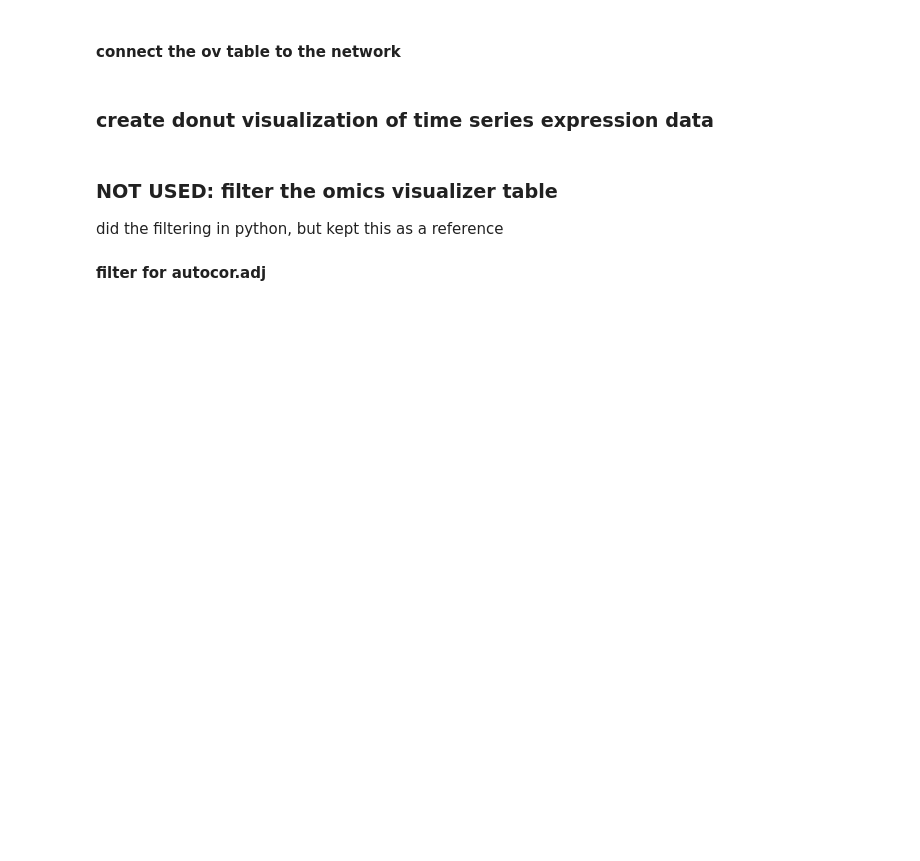
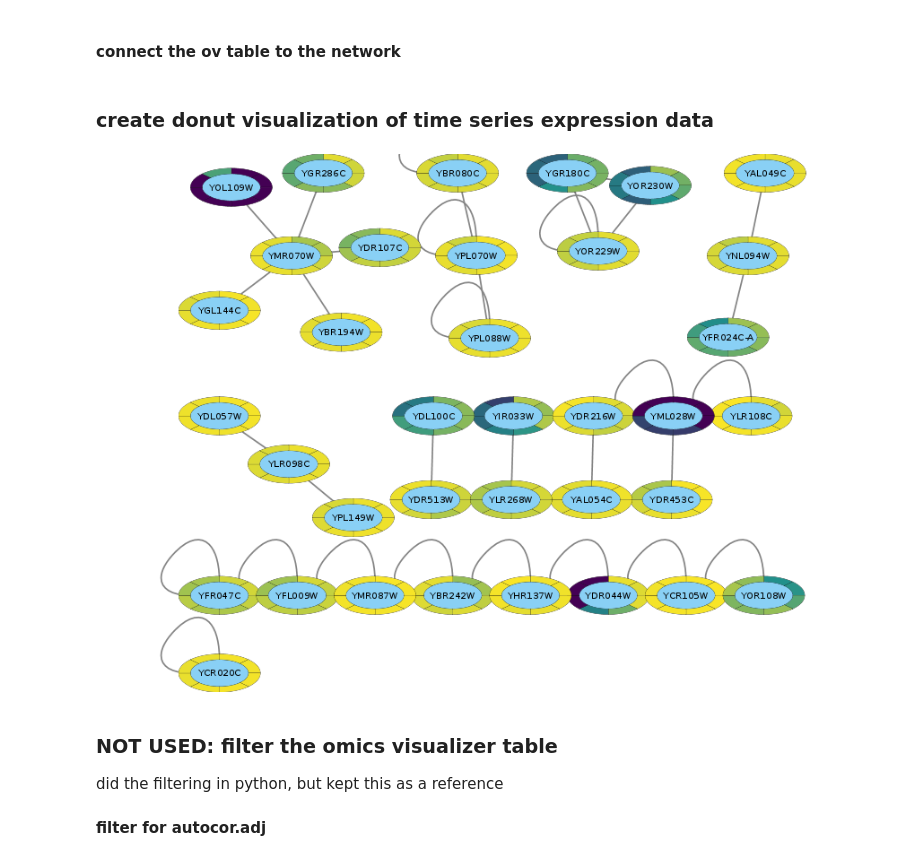
Before and after one commit to scaramonche/EuBIC2020_Cytoscape, a Jupyter notebook: omics_viz_automated.ipynb, the cells around one changed output. Cells and saved outputs as stored; diff of their text form; code cells hidden in the pictures; blank space fills up the shorter version.

```diff
--- a/omics_viz_automated.ipynb
+++ b/omics_viz_automated.ipynb
@@ -95,3 +109,12 @@ api(namespace='ov',command='viz apply outer continuous',
     "rangeMin":'0',
     }
 )
+# %%
+# zoom view to fit network content
+cytoscape.view.fit_content()
+# get the figure from the created network
+fig = cytoscape.networks.getFirstImageAsPng(networkId=network,h=None)
+# %%
+Image(fig.content)
+# %% [output]
+[figure, added]
```
Also changed, not shown: parts of 6 cells of this notebook.
